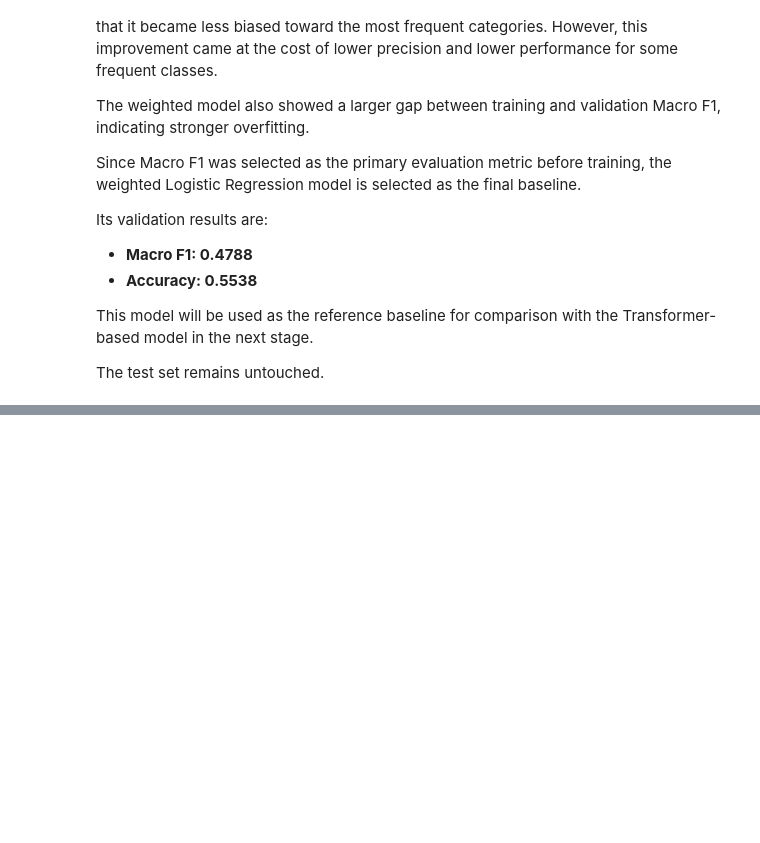
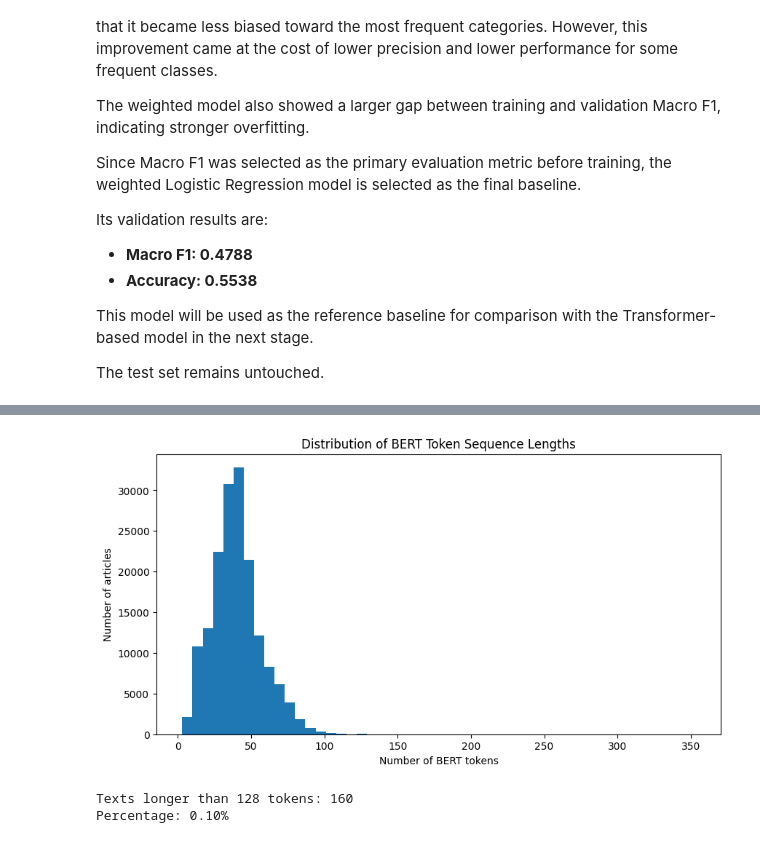
Before and after one commit to IlyaKyazimov/news_category_dataset, a Jupyter notebook: notebook.ipynb, the cells around one changed output, grey strips where cells are left out. Cells and saved outputs as stored; diff of their text form; code cells hidden in the pictures; blank space fills up the shorter version.

```diff
--- a/notebook.ipynb
+++ b/notebook.ipynb
@@ -1016,0 +1101,9 @@ The test set remains untouched.
+# %%
+from transformers import AutoTokenizer
+
+bert_model_name = "bert-base-uncased"
+
+bert_tokenizer = AutoTokenizer.from_pretrained(
+    bert_model_name,
+    use_fast=True,
+)
@@ -1016,0 +1113,18 @@ The test set remains untouched.
+# %%
+token_lengths = []
+
+texts = train_df["text"].tolist()
+batch_size = 1000
+
+for i in range(0, len(texts), batch_size):
+    encoded = bert_tokenizer(
+        texts[i:i + batch_size],
+        add_special_tokens=True,
+        padding=False,
+        truncation=False,
+        return_length=True,
+    )
+
+    token_lengths.extend(encoded["length"])
+
+token_lengths = np.array(token_lengths)
@@ -1016,0 +1147,26 @@ The test set remains untouched.
+# %%
+plt.figure(figsize=(10, 5))
+
+plt.hist(
+    token_lengths,
+    bins=50,
+)
+
+plt.xlabel("Number of BERT tokens")
+plt.ylabel("Number of articles")
+plt.title("Distribution of BERT Token Sequence Lengths")
+
+plt.show()
+# %% [output]
+[figure, added]
+# %%
+max_length = 128
+
+long_texts = (token_lengths > max_length).sum()
+long_texts_percentage = long_texts / len(token_lengths) * 100
+
+print(f"Texts longer than 128 tokens: {long_texts}")
+print(f"Percentage: {long_texts_percentage:.2f}%")
+# %% [output]
+Texts longer than 128 tokens: 160
+Percentage: 0.10%
```
Also changed, not shown: parts of 103 cells of this notebook.
